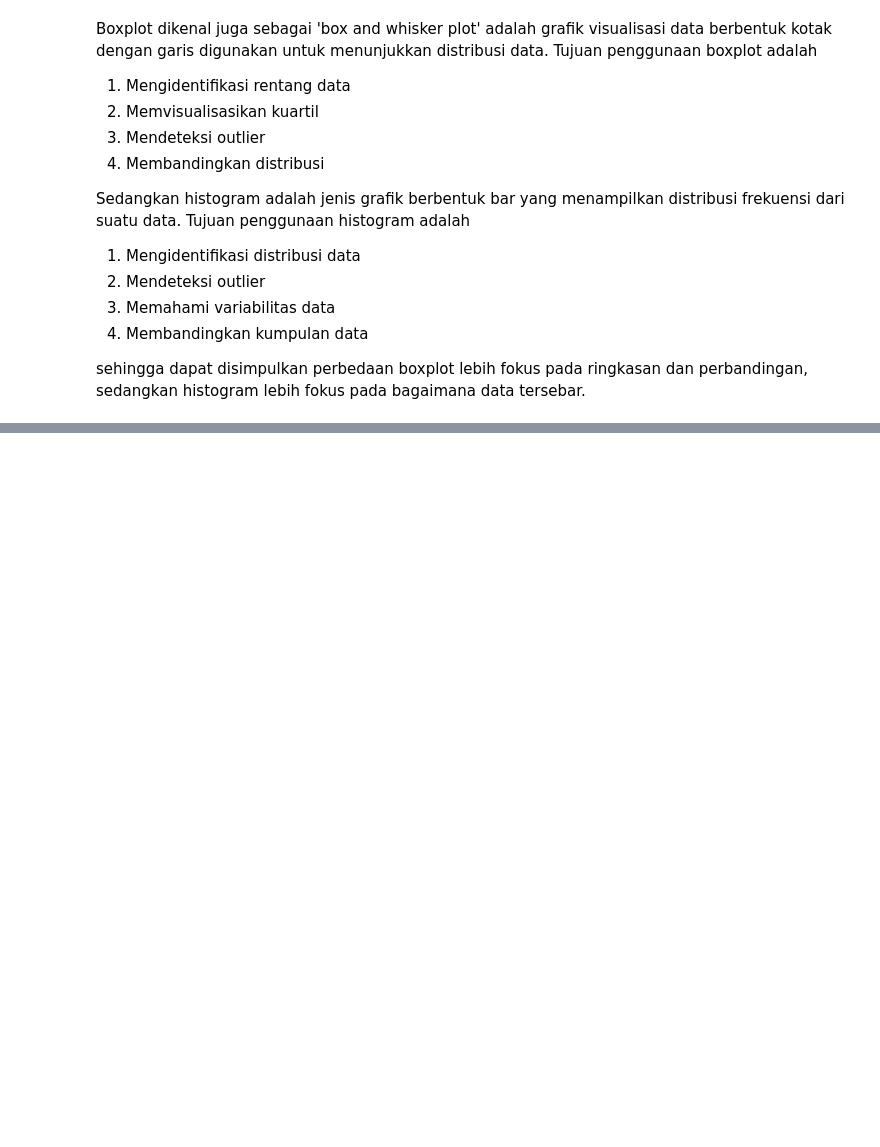
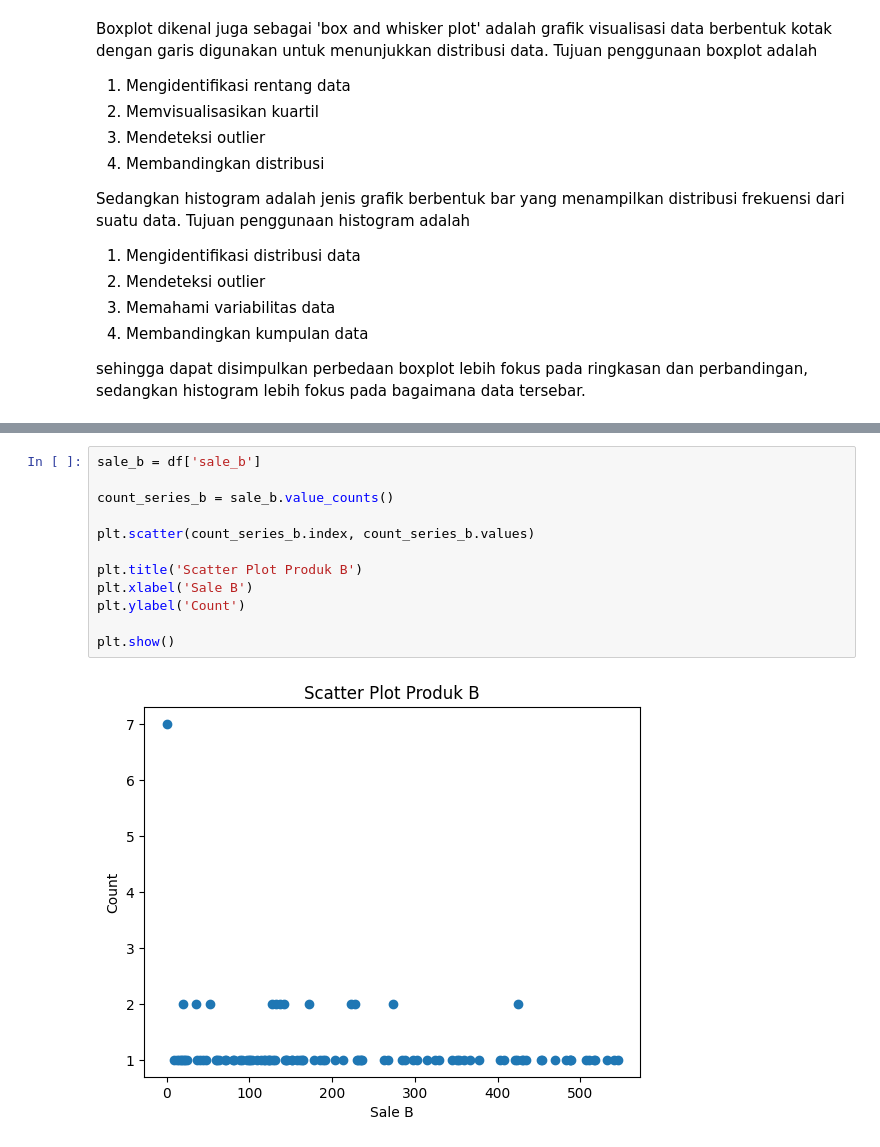
Before and after one commit to ardhptr21/StatProb, a Jupyter notebook: tasks/Coding Task 1.ipynb, the cells around one changed output, grey strips where cells are left out. Drawn from its saved outputs; the diff is of its cells as text; blank space fills up the shorter version.

```diff
--- a/tasks/Coding Task 1.ipynb
+++ b/tasks/Coding Task 1.ipynb
@@ -364,0 +379,14 @@ sehingga dapat disimpulkan perbedaan boxplot lebih fokus pada ringkasan dan perb
+# %%
+sale_b = df['sale_b']
+
+count_series_b = sale_b.value_counts()
+
+plt.scatter(count_series_b.index, count_series_b.values)
+
+plt.title('Scatter Plot Produk B')
+plt.xlabel('Sale B')
+plt.ylabel('Count')
+
+plt.show()
+# %% [output]
+[figure, added]
```
Also changed, not shown: parts of 4 cells of this notebook.
